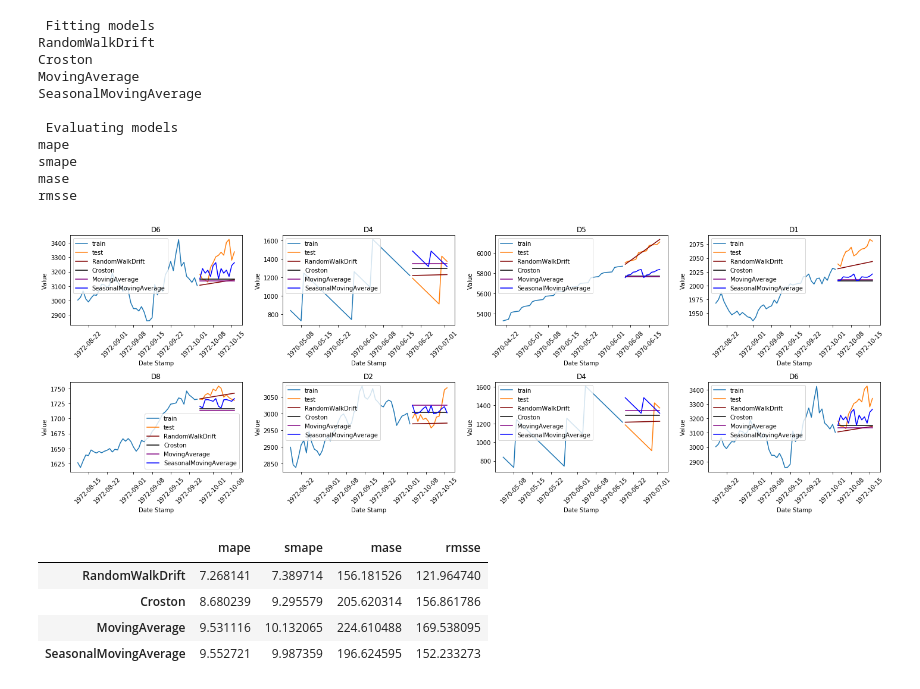
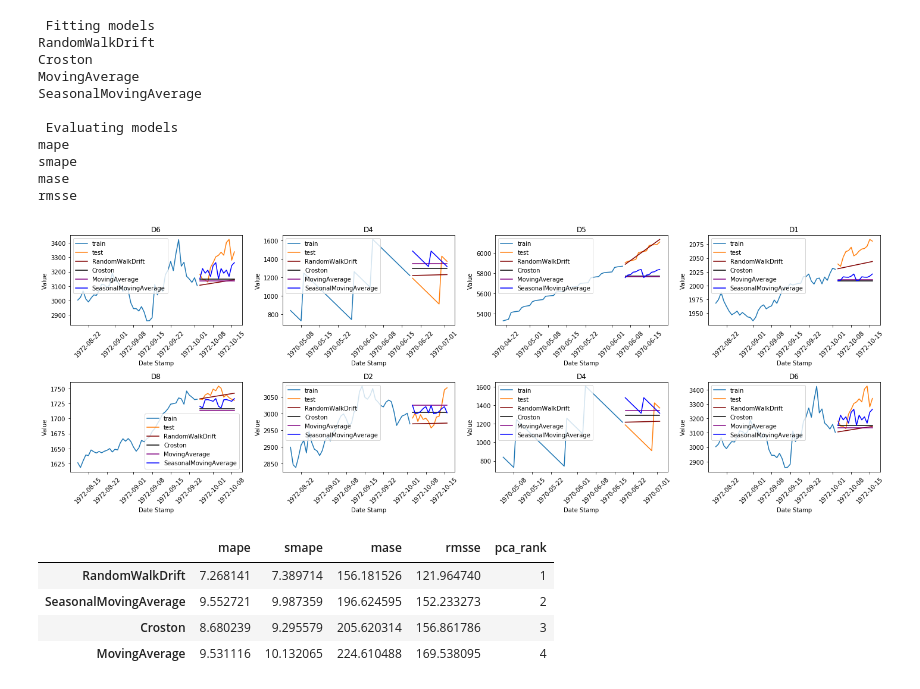
Before and after one commit to stefanialvs/PyForecast, a Jupyter notebook: proof_of_concept.ipynb, the cells around one changed output. Cells and saved outputs as stored; diff of their text form; code cells hidden in the pictures.

Commit message:
Encapsulated metric evaluation, and added pca_rank

```diff
--- a/proof_of_concept.ipynb
+++ b/proof_of_concept.ipynb
@@ -168,36 +187,36 @@ np.random.seed(1)
 
 dataset_name = 'Daily'
 num_obs = 8
 #models_filter = ['Naive', 'SeasonalNaive', 'Naive2',
 #                 'RandomWalkDrift', 'Croston', 'MovingAverage', 'SeasonalMovingAverage']
 models_filter = ['RandomWalkDrift', 'Croston', 'MovingAverage', 'SeasonalMovingAverage']
 metrics_filter = ['mape', 'smape', 'mase', 'rmsse']
 
 models, metrics = button_models_metrics_filter(dataset_name, models_filter, metrics_filter)
 
 # run ml_pipeline
-y_df, metrics = ml_pipeline(dataset_name=dataset_name, num_obs=num_obs,
+y_df, y_hat_df, metrics = ml_pipeline(dataset_name=dataset_name, num_obs=num_obs,
                             models=models, metrics=metrics)
 
 uids_sample = button_uids_filter(y_df, size=8)
 
 plot_grid_series(y_df, uids_sample, models)
 metrics
 # %% [output]
  Fitting models
 RandomWalkDrift
 Croston
 MovingAverage
 SeasonalMovingAverage
 
  Evaluating models
 mape
 smape
 mase
 rmsse
 [figure]
-|  | mape | smape | mase | rmsse |
-| RandomWalkDrift | 7.268141 | 7.389714 | 156.181526 | 121.964740 |
-| Croston | 8.680239 | 9.295579 | 205.620314 | 156.861786 |
-| MovingAverage | 9.531116 | 10.132065 | 224.610488 | 169.538095 |
-| SeasonalMovingAverage | 9.552721 | 9.987359 | 196.624595 | 152.233273 |
+|  | mape | smape | mase | rmsse | pca_rank |
+| RandomWalkDrift | 7.268141 | 7.389714 | 156.181526 | 121.964740 | 1 |
+| SeasonalMovingAverage | 9.552721 | 9.987359 | 196.624595 | 152.233273 | 2 |
+| Croston | 8.680239 | 9.295579 | 205.620314 | 156.861786 | 3 |
+| MovingAverage | 9.531116 | 10.132065 | 224.610488 | 169.538095 | 4 |
```
Also changed, not shown: parts of 2 cells of this notebook.
